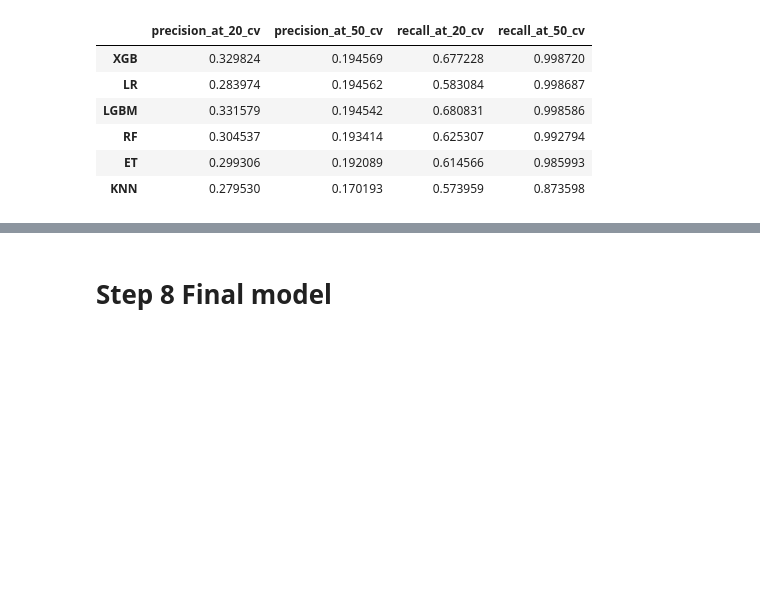
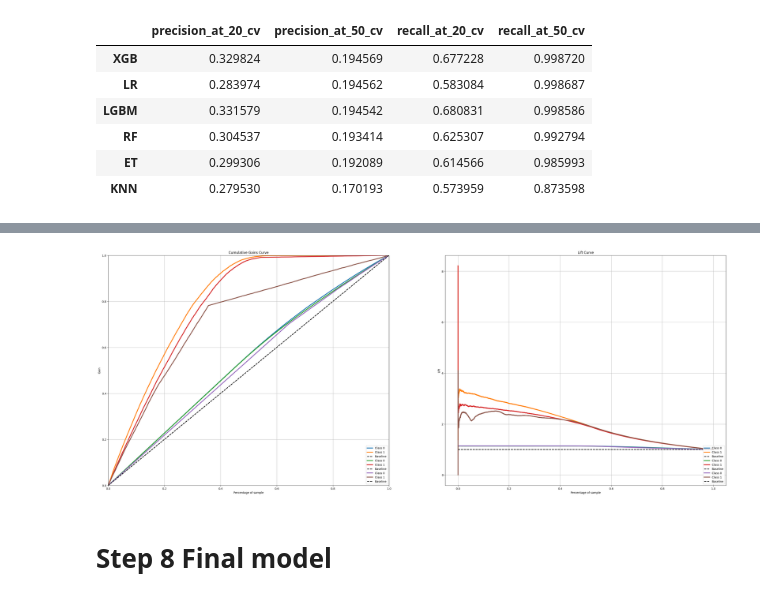
Before and after one commit to Eduardo-95-DS/Car-Insurance-Interest, a Jupyter notebook: notebooks/look_1.0-ear-health-insurance-cross-sell.ipynb, the cells around one changed output, grey strips where cells are left out. Cells and saved outputs as stored; diff of their text form; code cells hidden in the pictures; blank space fills up the shorter version.

```diff
--- a/notebooks/look_1.0-ear-health-insurance-cross-sell.ipynb
+++ b/notebooks/look_1.0-ear-health-insurance-cross-sell.ipynb
@@ -1720,3 +1814,28 @@ Best recall at 50%
+# %%
+rcParams['figure.figsize'] = 40,15
+
+
+grid=gridspec.GridSpec(1,2)
+
+ax1 = plt.subplot(grid[0,0])
+skplt.metrics.plot_cumulative_gain(y_train,lgbm_cv,ax=ax1);
+
+ax2 = plt.subplot(grid[0,1])
+skplt.metrics.plot_lift_curve( y_train, xgb_cv,ax=ax2 );
+
+ax3 = plt.subplot(grid[0,0])
+skplt.metrics.plot_cumulative_gain(y_train,rf_cv,ax=ax3);
+
+ax4 = plt.subplot(grid[0,1])
+skplt.metrics.plot_lift_curve( y_train, et_cv,ax=ax4 );
+
+ax5 = plt.subplot(grid[0,0])
+skplt.metrics.plot_cumulative_gain(y_train,knn_cv,ax=ax5);
+
+ax6 = plt.subplot(grid[0,1])
+skplt.metrics.plot_lift_curve( y_train, lr_cv,ax=ax6 );
+# %% [output]
+[figure, added]
 # %% [markdown]
 # **Step 8 Final model**
 # %% [markdown]
```
Also changed, not shown: parts of 6 cells of this notebook.
